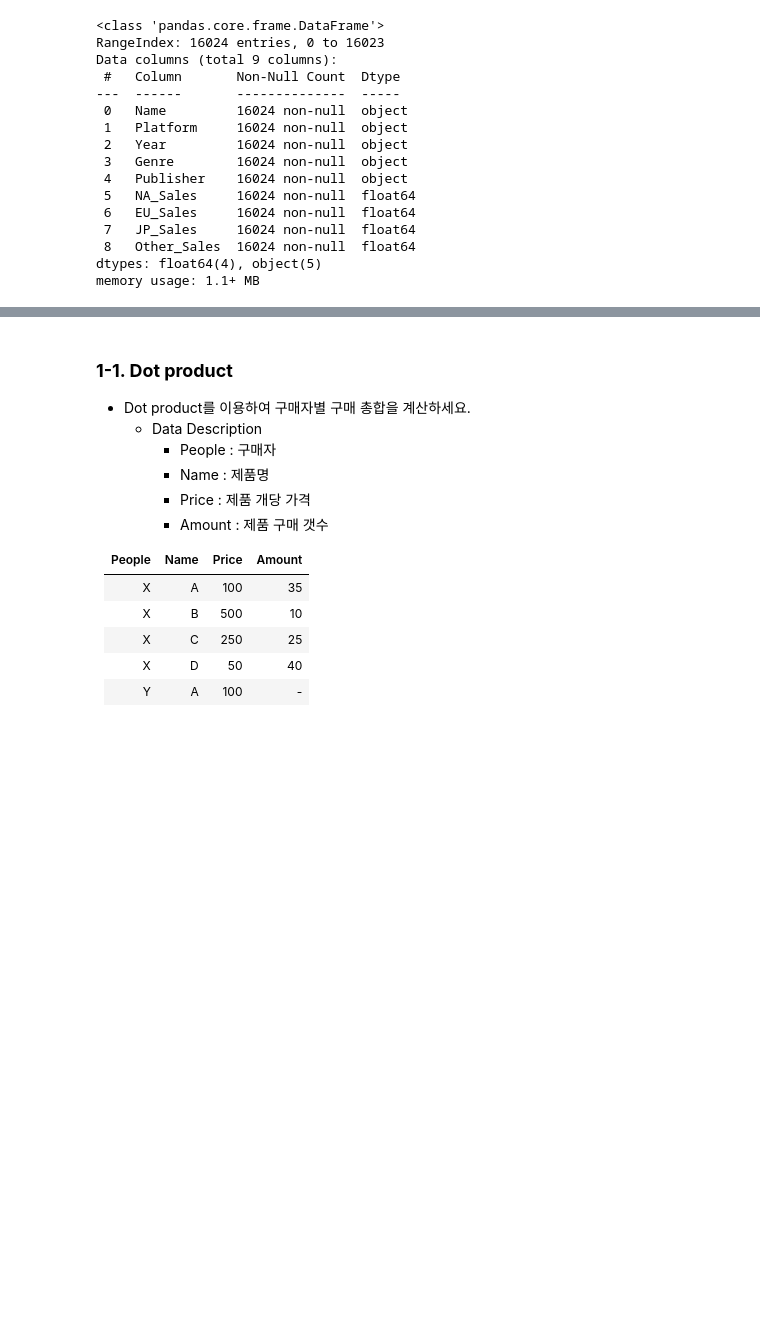
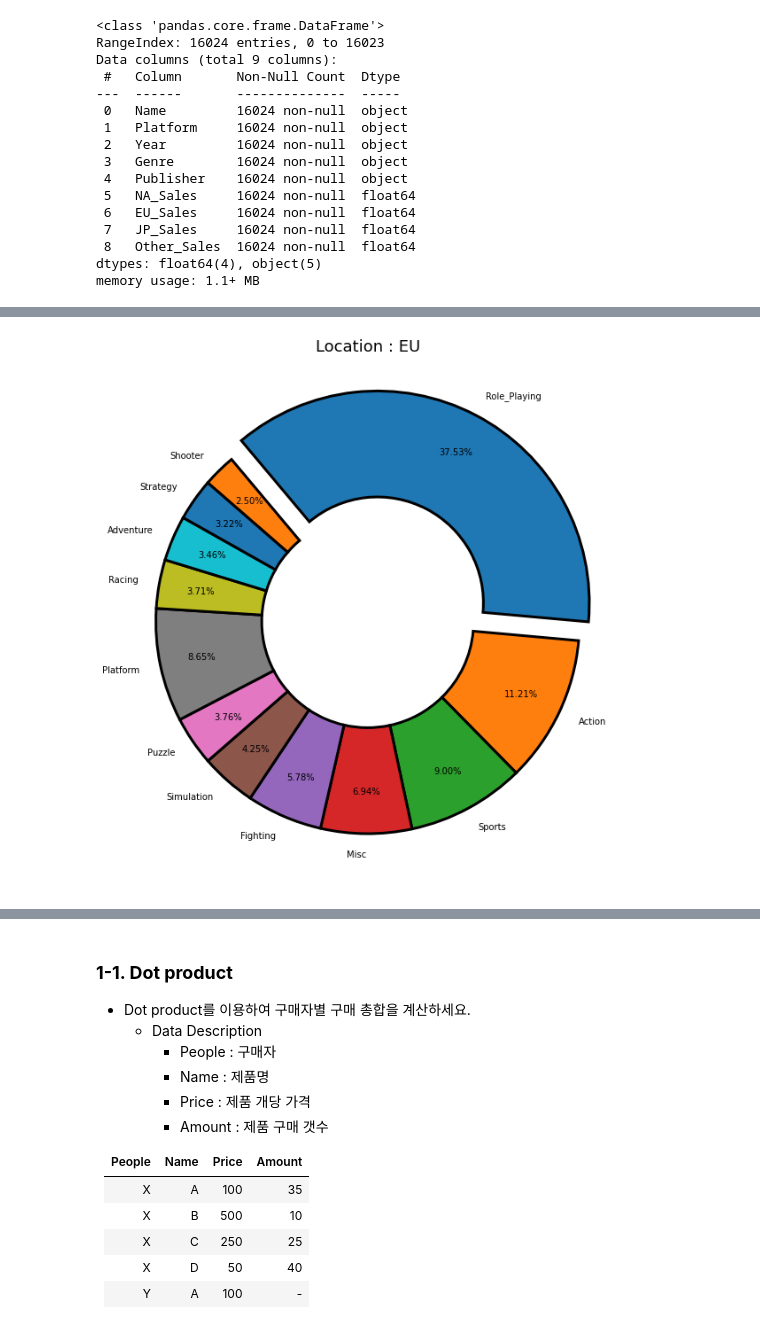
Before and after one commit to sbtmsk/project1, a Jupyter notebook: project1.ipynb, the cells around one changed output, grey strips where cells are left out. Cells and saved outputs as stored; diff of their text form; code cells hidden in the pictures; blank space fills up the shorter version.

```diff
--- a/project1.ipynb
+++ b/project1.ipynb
@@ -230,0 +377,2 @@ memory usage: 1.1+ MB
+# %%
+JP_ratio = DF.groupby('Genre')['JP_Sales'].sum().sort_values(ascending=False)
@@ -230,0 +396,29 @@ memory usage: 1.1+ MB
+# %%
+Role_Playing = JP_ratio.iloc[0]
+Action = JP_ratio.iloc[1]
+Sports = JP_ratio.iloc[2]
+Platform = JP_ratio.iloc[3]
+Misc = JP_ratio.iloc[4]
+Fighting = JP_ratio.iloc[5]
+Simulation = JP_ratio.iloc[6]
+Puzzle = JP_ratio.iloc[7]
+Racing = JP_ratio.iloc[8]
+Adventure = JP_ratio.iloc[9]
+Strategy = JP_ratio.iloc[10]
+Shooter = JP_ratio.iloc[11]
+
+ratio = [Role_Playing,Action,Sports,Misc,Fighting,Simulation,Puzzle,Platform,
+         Racing,Adventure,Strategy,Shooter]
+labels = ['Role_Playing','Action','Sports','Misc','Fighting','Simulation',
+          'Puzzle','Platform',
+         'Racing','Adventure','Strategy','Shooter']
+
+exp = [0.1,0,0,0,0,0,0,0,0,0,0,0]
+w = {"edgecolor": "black", "linewidth":3, "width":0.5}
+plt.figure(figsize=(11, 11))
+plt.pie(ratio, labels = labels, startangle=130,pctdistance=0.8,counterclock = False, explode=exp, autopct='%.2f%%',wedgeprops=w)
+plt.title("Location : EU", fontsize=18)
+
+plt.show()
+# %% [output]
+[figure, added]
```
Also changed, not shown: parts of 19 cells of this notebook.
